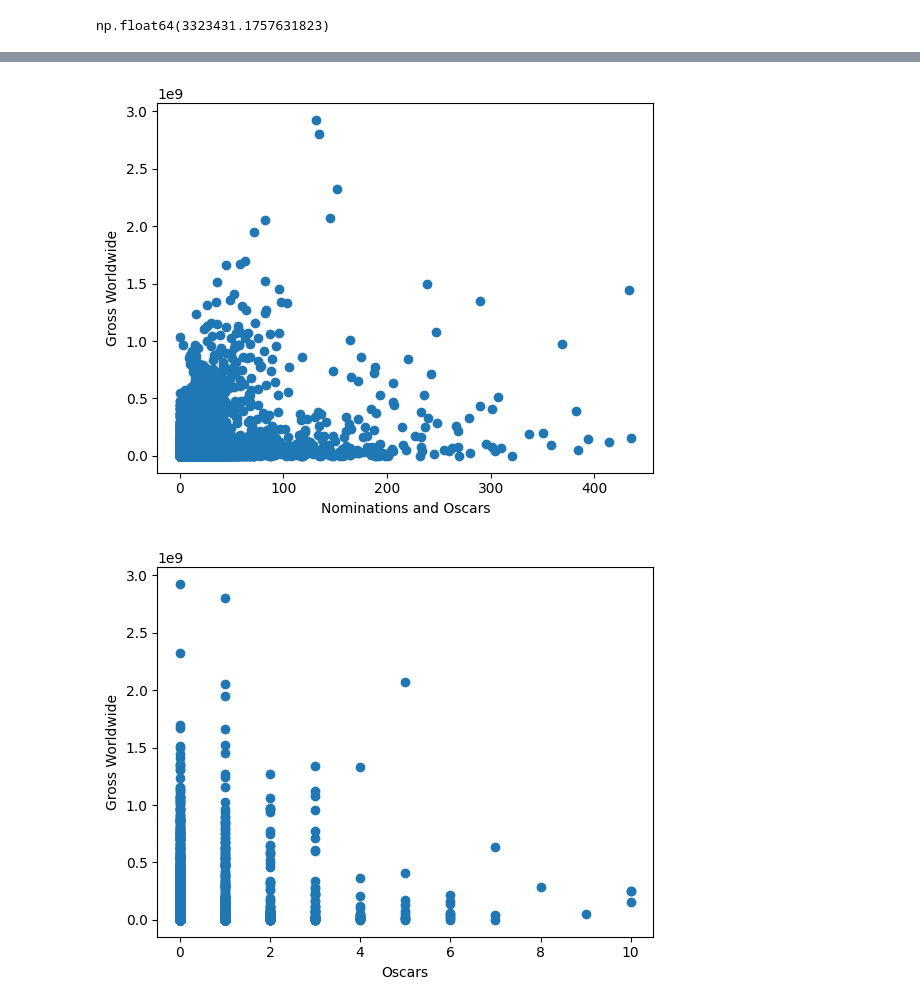
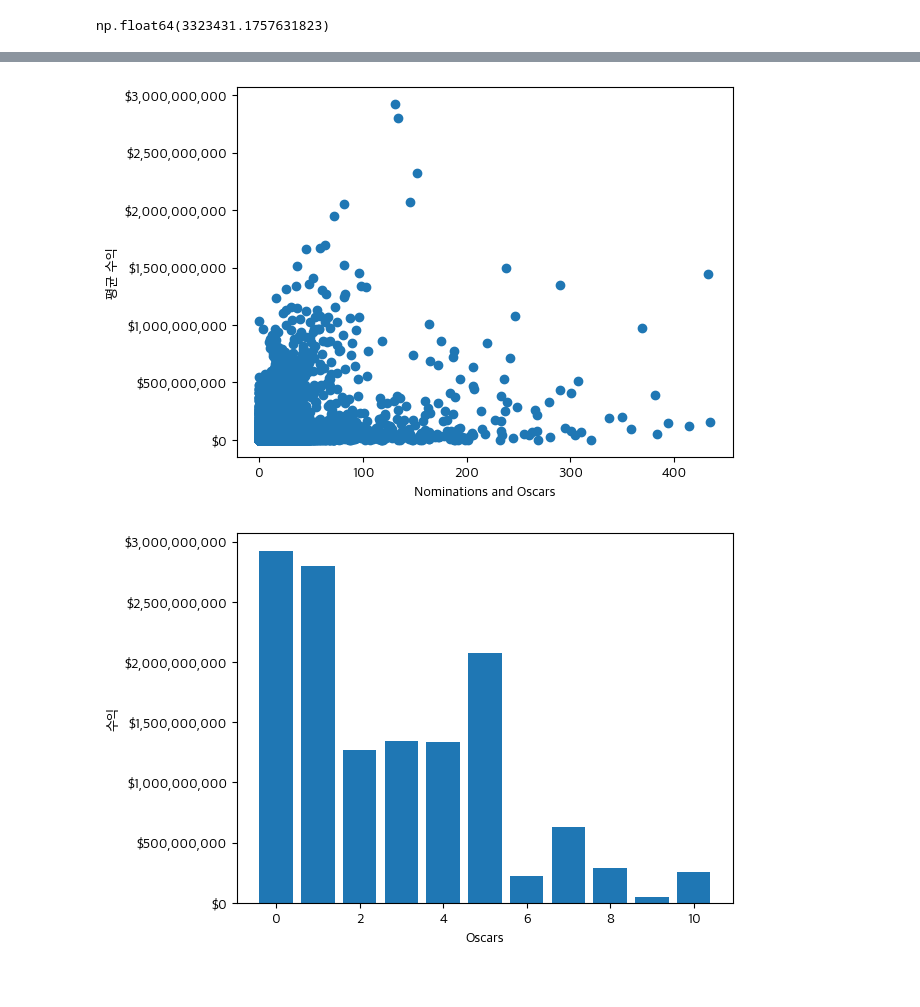
Before and after one commit to Encore-SKN-9/eda_2team, a Jupyter notebook: edas/eda_jy.ipynb, the cells around one changed output, grey strips where cells are left out. Saved outputs shown, nothing was run; the diff lists cells and outputs as text; code cells hidden in the pictures.

```diff
--- a/edas/eda_jy.ipynb
+++ b/edas/eda_jy.ipynb
@@ -8,3 +16,7 @@ import seaborn as sns
+# %%
+# 수익 표기 함수 선언
+def currency(x, pos):
+    return f"${x:,.0f}"
 # %%
 # # 다른 노트북 실행
 # %run preprocessing.ipynb
@@ -53,0 +58,15 @@ Name: grossWorldWide, Length: 1767, dtype: float64
+# %%
+### **1. 신흥 시장 및 트렌드 분석**
+# - 특정 국가(Countries_origin)에서 제작된 영화가 다른 국가에서도 흥행에 성공할 확률은?
+# countries_origin 리스트의 첫번째 국가만 추출하여 새로운 컬럼 생성
+df['country'] = df['countries_origin'].str.replace('[', '').str.replace(']', '').str.replace("'", '').str.split(',').str[0]
+df_temp = df['country'].str.get_dummies(sep=', ')
+# 국가별 총 수익 계산
+gross_all = df_temp.mul(df['grossWorldWide'], axis=0).sum()
+# 국가별 평균 수익 계산
+gross_mean = df_temp.mul(df['grossWorldWide'], axis=0).sum() / df_temp.sum()
+# print(df_countries.sum().sort_values(ascending=False))
+# 결과 출력
+
+barplot_graph('각 국가별 영화 총수익 상위 10', gross_all.sort_values(ascending=False).head(10))
+barplot_graph('각 국가별 영화 평균 수익 상위 10', gross_mean.sort_values(ascending=False).head(10))
@@ -159,0 +224,13 @@ Name: Votes, dtype: float64
+# %%
+# - 장르와 IMDb 투표 수(Votes)의 관계를 통해 인기 장르를 분석할 수 있을까요?
+df['genres'] = df['genres'].str.replace('[', '').str.replace(']', '').str.replace("'", '')
+df_temp = df['genres'].str.get_dummies(sep=', ')
+
+# 장르별 투표 수
+votes_all = df_temp.mul(df['Votes'], axis=0).sum()
+votes_mean = df_temp.mul(df['Votes'], axis=0).sum() / df_temp.sum()
+barplot_graph1('장르별 투표 수 상위 10', votes_all.sort_values(ascending=False).head(10), ylabel='투표 수', xlabel='장르')
+
+votes_all = df_temp.mul(df['Rating'], axis=0).sum()
+votes_mean = df_temp.mul(df['Rating'], axis=0).sum() / df_temp.sum()
+barplot_graph1('장르별 평점 수 상위 10', votes_all.sort_values(ascending=False).head(10), ylabel='평점', xlabel='장르')
@@ -160,19 +240,21 @@ Name: Votes, dtype: float64
 # %%
 ### **4. 영화제 및 수상과의 관계**
 # - 영화 수상 횟수(Wins)와 글로벌 흥행(GrossWorldwide) 간의 관계는?
 df.groupby('nominations')['grossWorldWide'].mean().sort_values(ascending=False) # 수상 횟수별 평균 수익
 df.groupby('oscars')['grossWorldWide'].mean().sort_values(ascending=False) # 수상 횟수별 평균 수익
 plt.scatter(df['nominations'] + df['oscars'], df['grossWorldWide'])
 plt.xlabel('Nominations and Oscars')
-plt.ylabel('Gross Worldwide')
+plt.gca().yaxis.set_major_formatter(plt.FuncFormatter(currency))
+plt.ylabel('평균 수익')
 plt.show()
 # %% [output]
-[figure, old version]
+[figure, new version]
 # %%
 # - 특정 영화제가 흥행 성과에 미치는 영향은 어느 정도인가요? (예: 오스카 후보 포함 여부)
-plt.scatter(df['oscars'], df['grossWorldWide'])
+plt.bar(df['oscars'], df['grossWorldWide'])
+plt.gca().yaxis.set_major_formatter(plt.FuncFormatter(currency))
 plt.xlabel('Oscars')
-plt.ylabel('Gross Worldwide')
+plt.ylabel('수익')
 plt.show()
 # %% [output]
-[figure, old version]
+[figure, new version]
```
Also changed, not shown: parts of 30 cells of this notebook, 1 other file.
